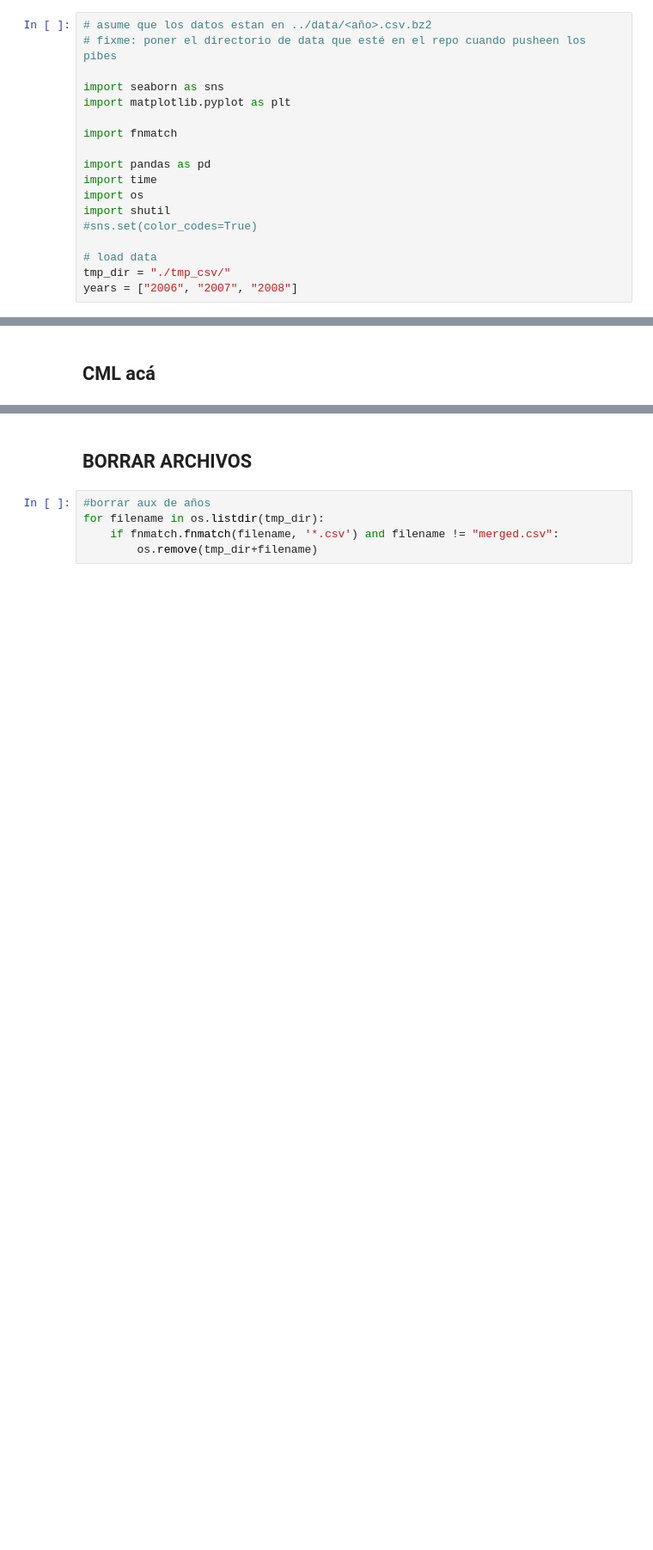
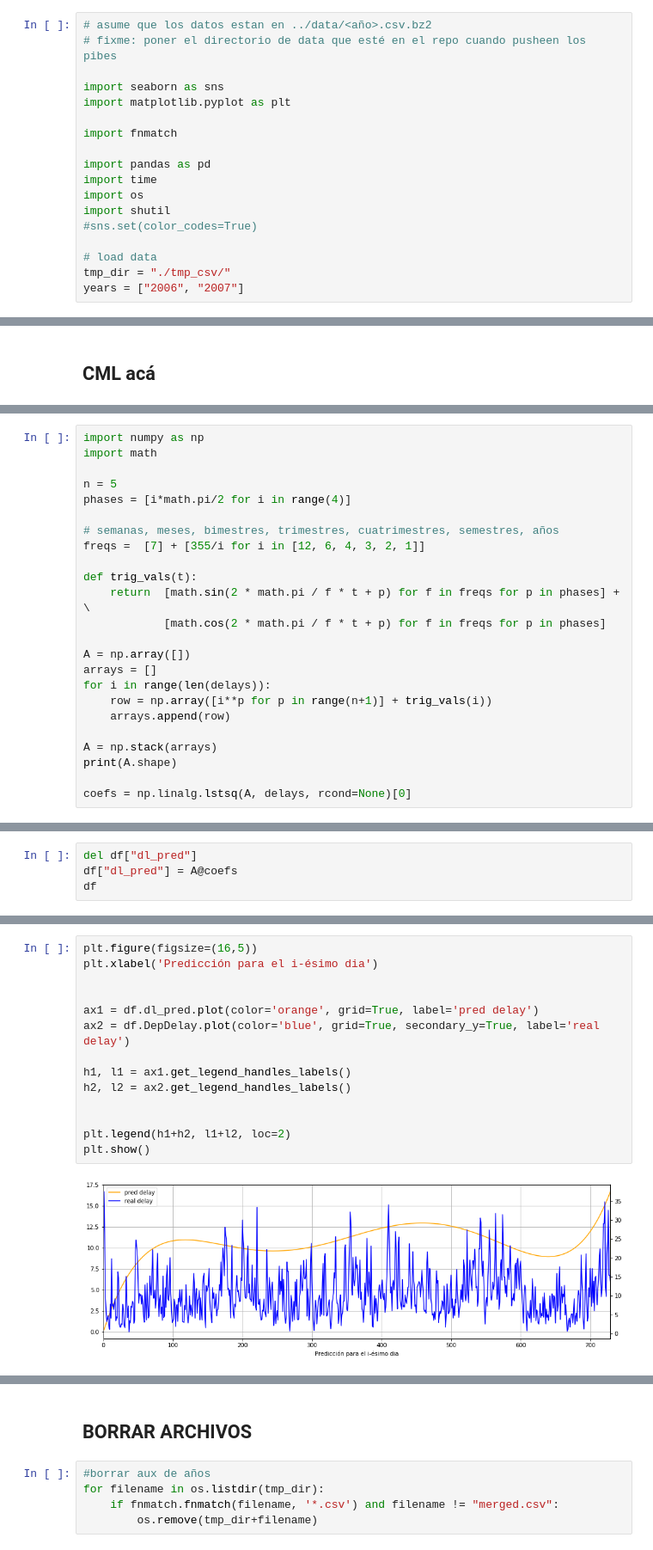
Before and after one commit to jpcenteno/flight-delay-estimation, a Jupyter notebook: notebooks/monthly_delay.ipynb, the cells around one changed output, grey strips where cells are left out. Shown at 86% size. Cells and saved outputs as stored; diff of their text form; blank space fills up the shorter version.

Commit message:
primer CML para delay

```diff
--- a/notebooks/monthly_delay.ipynb
+++ b/notebooks/monthly_delay.ipynb
@@ -15,7 +15,7 @@ import shutil
 
 # load data
 tmp_dir = "./tmp_csv/"
-years = ["2006", "2007", "2008"]
+years = ["2006", "2007"]
 # %% [markdown]
 ## Procesar datos
 # %%
@@ -84,0 +107,24 @@ df.to_csv(tmp_dir+"merged.csv")
+# %%
+import numpy as np
+import math
+
+n = 5
+phases = [i*math.pi/2 for i in range(4)]
+
+# semanas, meses, bimestres, trimestres, cuatrimestres, semestres, años
+freqs =  [7] + [355/i for i in [12, 6, 4, 3, 2, 1]]
+
+def trig_vals(t):
+    return  [math.sin(2 * math.pi / f * t + p) for f in freqs for p in phases] + \
+            [math.cos(2 * math.pi / f * t + p) for f in freqs for p in phases]
+
+A = np.array([])
+arrays = []
+for i in range(len(delays)):
+    row = np.array([i**p for p in range(n+1)] + trig_vals(i))
+    arrays.append(row)
+
+A = np.stack(arrays)
+print(A.shape)
+
+coefs = np.linalg.lstsq(A, delays, rcond=None)[0]
@@ -84,0 +133,4 @@ df.to_csv(tmp_dir+"merged.csv")
+# %%
+del df["dl_pred"]
+df["dl_pred"] = A@coefs
+df
@@ -84,0 +151,16 @@ df.to_csv(tmp_dir+"merged.csv")
+# %%
+plt.figure(figsize=(16,5))
+plt.xlabel('Predicción para el i-ésimo dia')
+
+
+ax1 = df.dl_pred.plot(color='orange', grid=True, label='pred delay')
+ax2 = df.DepDelay.plot(color='blue', grid=True, secondary_y=True, label='real delay')
+
+h1, l1 = ax1.get_legend_handles_labels()
+h2, l2 = ax2.get_legend_handles_labels()
+
+
+plt.legend(h1+h2, l1+l2, loc=2)
+plt.show()
+# %% [output]
+[figure, added]
```
Also changed, not shown: parts of 9 cells of this notebook.
